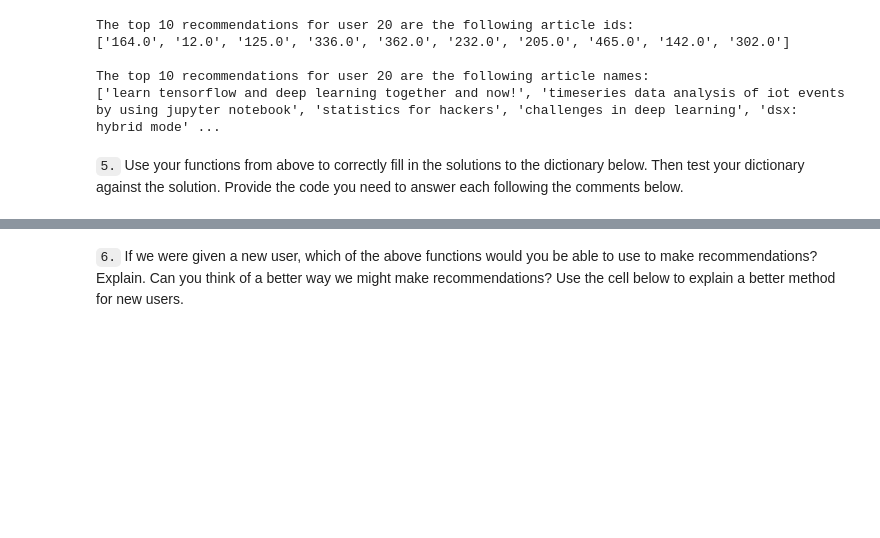
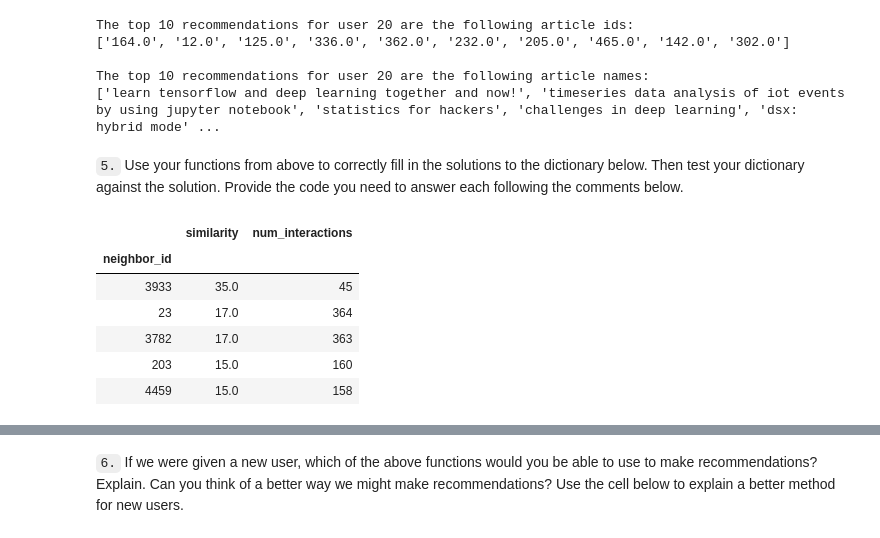
Before and after one commit to amitborkar98/IBM-Recommendations, a Jupyter notebook: Recommendations_with_IBM.ipynb, the cells around one changed output, grey strips where cells are left out. Drawn from its saved outputs; the diff is of its cells as text; code cells hidden in the pictures; blank space fills up the shorter version.

```diff
--- a/Recommendations_with_IBM.ipynb
+++ b/Recommendations_with_IBM.ipynb
@@ -584,3 +584,13 @@ The top 10 recommendations for user 20 are the following article names:
 ['learn tensorflow and deep learning together and now!', 'timeseries data analysis of iot events by using jupyter notebook', 'statistics for hackers', 'challenges in deep learning', 'dsx: hybrid mode' ...
 # %% [markdown]
 `5.` Use your functions from above to correctly fill in the solutions to the dictionary below.  Then test your dictionary against the solution.  Provide the code you need to answer each following the comments below.
+# %%
+get_top_sorted_users(1).head()
+# %% [output]
+|  | similarity | num_interactions |
+| neighbor_id |  |  |
+| 3933 | 35.0 | 45 |
+| 23 | 17.0 | 364 |
+| 3782 | 17.0 | 363 |
+| 203 | 15.0 | 160 |
+| 4459 | 15.0 | 158 |
```
Also changed, not shown: parts of 7 cells of this notebook.
